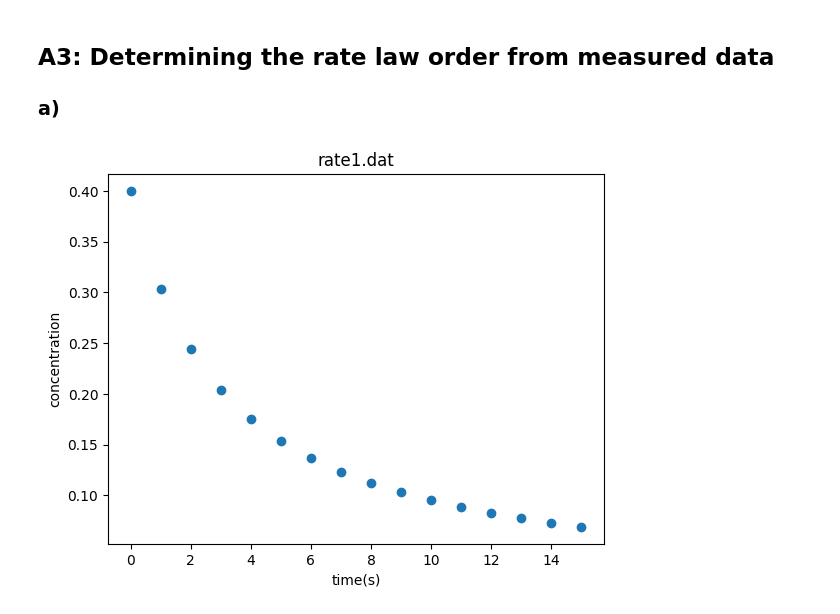
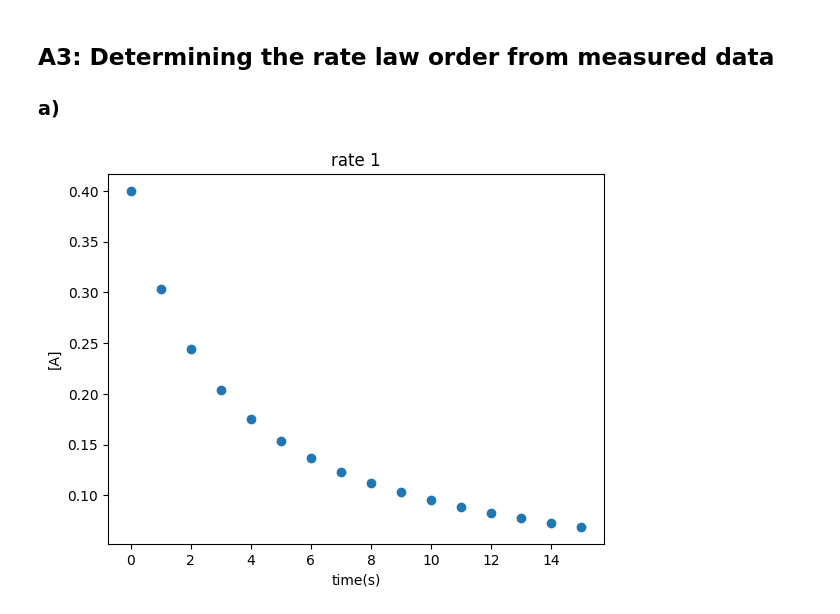
Before and after one commit to Icho2/Computational_Chemistry, a Jupyter notebook: Rate_Laws.ipynb, the cells around one changed output. Drawn from its saved outputs; the diff is of its cells as text; code cells hidden in the pictures.

```diff
--- a/Rate_Laws.ipynb
+++ b/Rate_Laws.ipynb
@@ -157,7 +158,7 @@ plt.show()
 ### a)
 # %%
 rate1 = np.loadtxt("rate1.dat"); rate1 = np.transpose(rate1)
-plt.scatter(rate1[0], rate1[1]), plt.xlabel("time(s)"); plt.ylabel("concentration");
-plt.title("rate1.dat"); plt.show()
+plt.scatter(rate1[0], rate1[1]), plt.xlabel("time(s)"); plt.ylabel("[A]");
+plt.title("rate 1"); plt.show()
 # %% [output]
-[figure, old version]
+[figure, new version]
```
Also changed, not shown: parts of 13 cells of this notebook, 2 other files.
